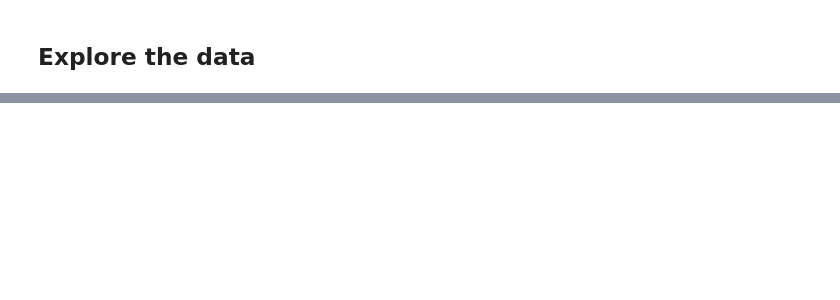
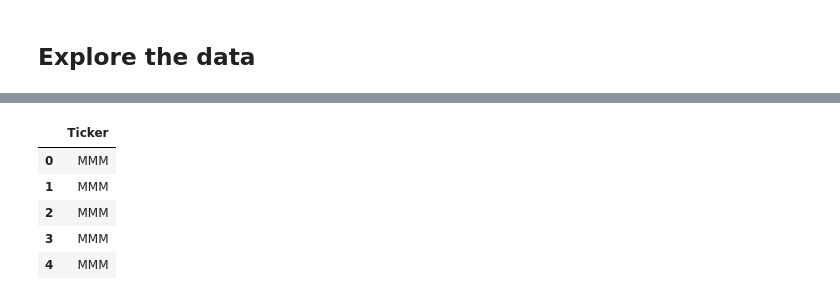
Before and after one commit to mikeyau1/FinancialDataAnalyst, a Jupyter notebook: FinancialDataAnalyst.ipynb, the cells around one changed output, grey strips where cells are left out. Cells and saved outputs as stored; diff of their text form; code cells hidden in the pictures; blank space fills up the shorter version.

```diff
--- a/FinancialDataAnalyst.ipynb
+++ b/FinancialDataAnalyst.ipynb
@@ -145 +185,15 @@ StockPrice_df.head()
+# %%
+sql = '''
+Select Ticker
+From StockPrice
+'''
+
+StockPrice_df = pd.read_sql(sql=sql, con=conn)
+# %% [output]
+|  | Ticker |
+| 0 | MMM |
+| 1 | MMM |
+| 2 | MMM |
+| 3 | MMM |
+| 4 | MMM |
 # %%
```
Also changed, not shown: parts of 9 cells of this notebook, 1 other file.
